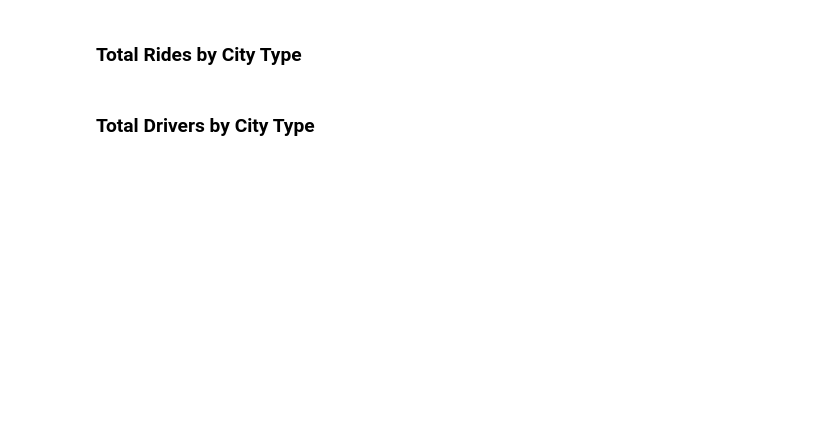
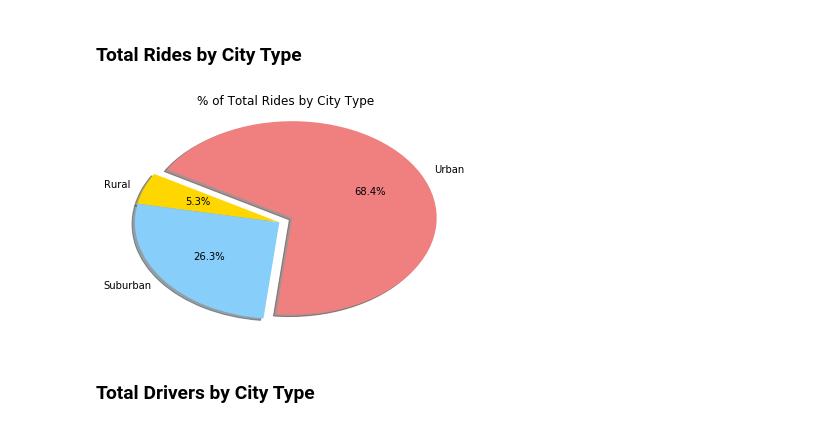
Before and after one commit to lwensley/Module-05, a Jupyter notebook: Pyber Data Analysis.ipynb, the cells around one changed output. Drawn from its saved outputs; the diff is of its cells as text; code cells hidden in the pictures; blank space fills up the shorter version.

```diff
--- a/Pyber Data Analysis.ipynb
+++ b/Pyber Data Analysis.ipynb
@@ -99,4 +132,27 @@ plt.show()
 # %% [markdown]
 ### Total Rides by City Type
+# %%
+# Calculate Ride Percents
+cityrides = []
+
+for i in range(len(citytype)):
+    cityrides.append(ride_share_data_0.loc[citytype[i],"ride count"].sum())
+
+# build pie chart
+explode = (0, 0, 0.1)
+colors = ['gold', 'lightskyblue', 'lightcoral']
+
+plt.pie(cityrides, explode=explode, labels=citytype, colors=colors,
+        autopct="%1.1f%%", shadow=True, startangle=150, frame=False)
+
+plt.title("% of Total Rides by City Type")
+plt.axis("auto")
+
+
+# Save image and print the final product to the screen
+plt.savefig(".%_of_Total_Rides_by_City_Type.png")
+plt.show()
+# %% [output]
+[figure, added]
 # %% [markdown]
 ### Total Drivers by City Type
```
Also changed, not shown: parts of 9 cells of this notebook, 1 other file.
